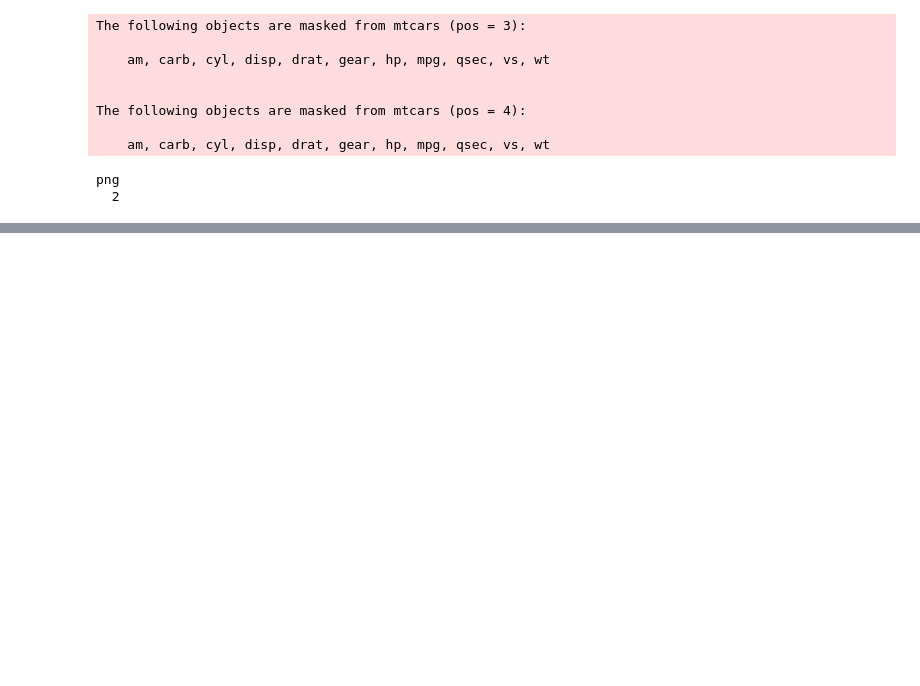
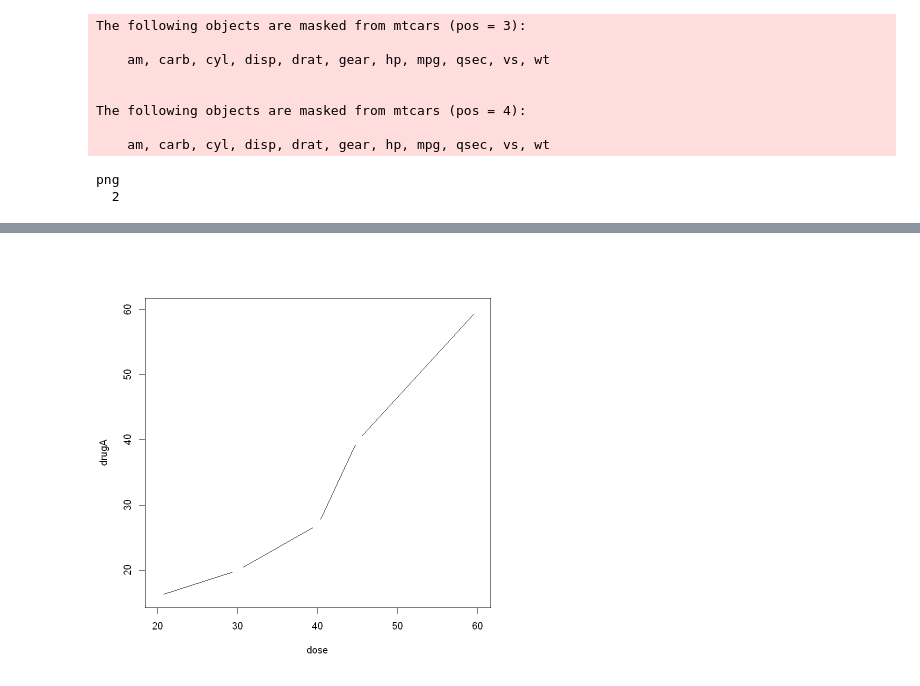
Before and after one commit to ruishuQU/R-IN-ACTION, a Jupyter notebook: code/ch03 图形初阶.ipynb, the cells around one changed output, grey strips where cells are left out. Saved outputs shown, nothing was run; the diff lists cells and outputs as text; code cells hidden in the pictures; blank space fills up the shorter version.

```diff
--- a/code/ch03 图形初阶.ipynb
+++ b/code/ch03 图形初阶.ipynb
@@ -36,0 +61,4 @@ png
+# %%
+plot(dose,drugA,type ="c")
+# %% [output]
+[figure, added]
```
Also changed, not shown: parts of 5 cells of this notebook, 1 other file.
